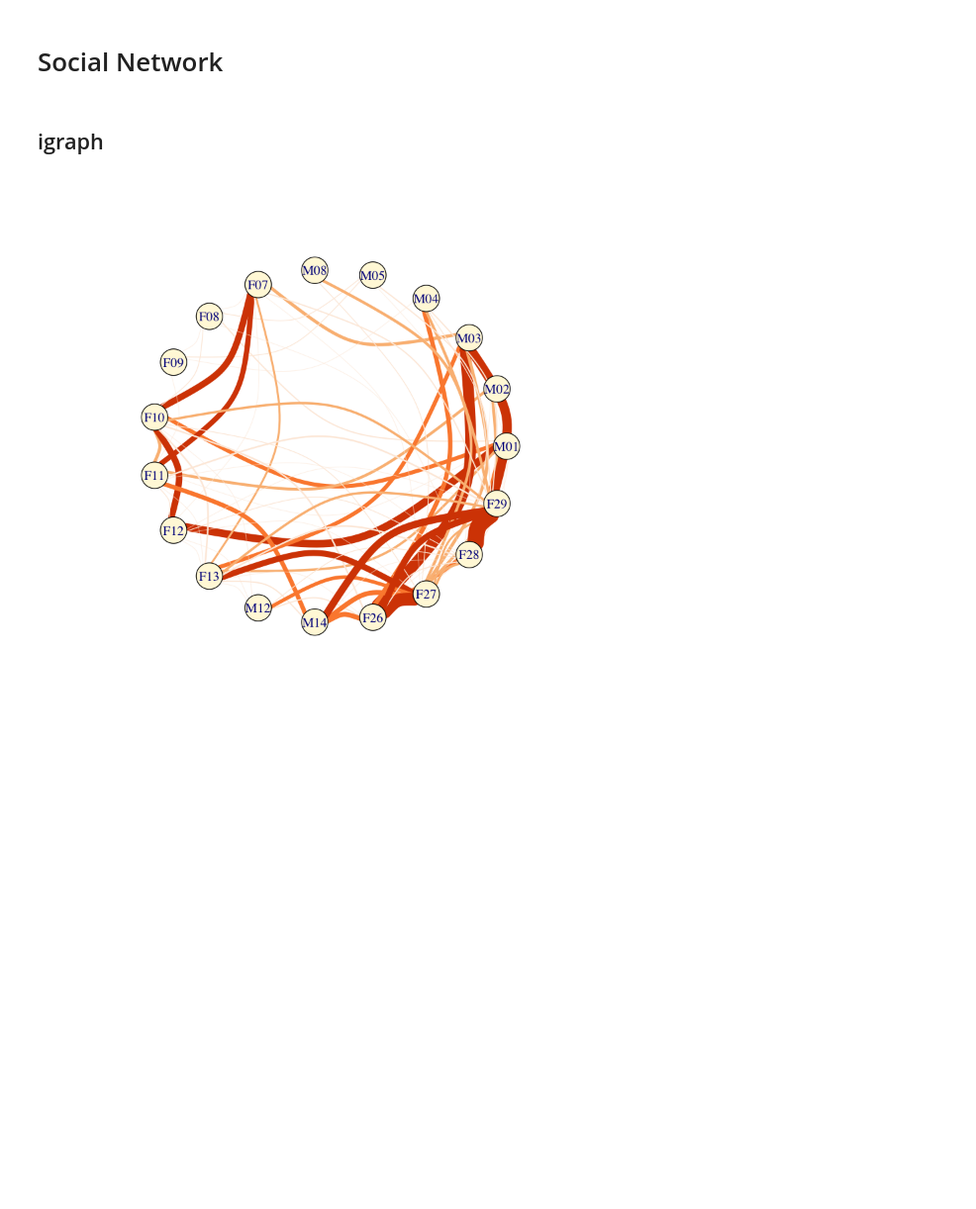
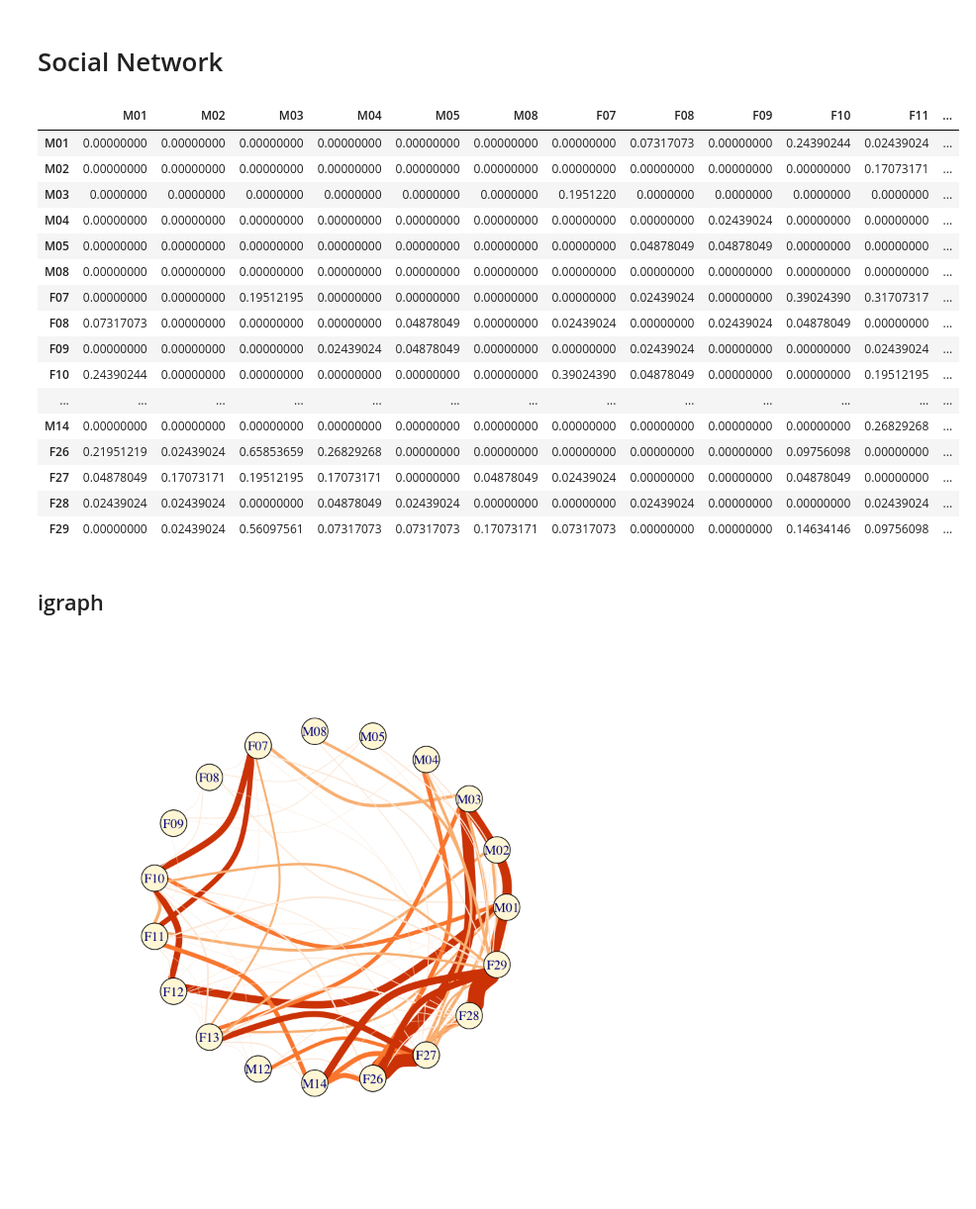
Before and after one commit to ryanraaum/bioanth-plots, a Jupyter notebook: Social Network in R.ipynb, the cells around one changed output. Shown at 99% size. Cells and saved outputs as stored; diff of their text form; code cells hidden in the pictures; blank space fills up the shorter version.

```diff
--- a/Social Network in R.ipynb
+++ b/Social Network in R.ipynb
@@ -1,7 +1,27 @@
 # %% [markdown]
 # Social Network
 # %%
+options(stringsAsFactors=F)
 dmatrix = as.matrix(read.csv(url("https://raw.githubusercontent.com/ryanraaum/bioanth-datasets/master/raw/networkgroom.csv"), row.names=1))
+dmatrix
+# %% [output]
+|  | M01 | M02 | M03 | M04 | M05 | M08 | F07 | F08 | F09 | F10 | F11 | ... |
+| M01 | 0.00000000 | 0.00000000 | 0.00000000 | 0.00000000 | 0.00000000 | 0.00000000 | 0.00000000 | 0.07317073 | 0.00000000 | 0.24390244 | 0.02439024 | ... |
+| M02 | 0.00000000 | 0.00000000 | 0.00000000 | 0.00000000 | 0.00000000 | 0.00000000 | 0.00000000 | 0.00000000 | 0.00000000 | 0.00000000 | 0.17073171 | ... |
+| M03 | 0.0000000 | 0.0000000 | 0.0000000 | 0.0000000 | 0.0000000 | 0.0000000 | 0.1951220 | 0.0000000 | 0.0000000 | 0.0000000 | 0.0000000 | ... |
+| M04 | 0.00000000 | 0.00000000 | 0.00000000 | 0.00000000 | 0.00000000 | 0.00000000 | 0.00000000 | 0.00000000 | 0.02439024 | 0.00000000 | 0.00000000 | ... |
+| M05 | 0.00000000 | 0.00000000 | 0.00000000 | 0.00000000 | 0.00000000 | 0.00000000 | 0.00000000 | 0.04878049 | 0.04878049 | 0.00000000 | 0.00000000 | ... |
+| M08 | 0.00000000 | 0.00000000 | 0.00000000 | 0.00000000 | 0.00000000 | 0.00000000 | 0.00000000 | 0.00000000 | 0.00000000 | 0.00000000 | 0.00000000 | ... |
+| F07 | 0.00000000 | 0.00000000 | 0.19512195 | 0.00000000 | 0.00000000 | 0.00000000 | 0.00000000 | 0.02439024 | 0.00000000 | 0.39024390 | 0.31707317 | ... |
+| F08 | 0.07317073 | 0.00000000 | 0.00000000 | 0.00000000 | 0.04878049 | 0.00000000 | 0.02439024 | 0.00000000 | 0.02439024 | 0.04878049 | 0.00000000 | ... |
+| F09 | 0.00000000 | 0.00000000 | 0.00000000 | 0.02439024 | 0.04878049 | 0.00000000 | 0.00000000 | 0.02439024 | 0.00000000 | 0.00000000 | 0.02439024 | ... |
+| F10 | 0.24390244 | 0.00000000 | 0.00000000 | 0.00000000 | 0.00000000 | 0.00000000 | 0.39024390 | 0.04878049 | 0.00000000 | 0.00000000 | 0.19512195 | ... |
+| ... | ... | ... | ... | ... | ... | ... | ... | ... | ... | ... | ... | ... |
+| M14 | 0.00000000 | 0.00000000 | 0.00000000 | 0.00000000 | 0.00000000 | 0.00000000 | 0.00000000 | 0.00000000 | 0.00000000 | 0.00000000 | 0.26829268 | ... |
+| F26 | 0.21951219 | 0.02439024 | 0.65853659 | 0.26829268 | 0.00000000 | 0.00000000 | 0.00000000 | 0.00000000 | 0.00000000 | 0.09756098 | 0.00000000 | ... |
+| F27 | 0.04878049 | 0.17073171 | 0.19512195 | 0.17073171 | 0.00000000 | 0.04878049 | 0.02439024 | 0.00000000 | 0.00000000 | 0.04878049 | 0.00000000 | ... |
+| F28 | 0.02439024 | 0.02439024 | 0.00000000 | 0.04878049 | 0.02439024 | 0.00000000 | 0.00000000 | 0.02439024 | 0.00000000 | 0.00000000 | 0.02439024 | ... |
+| F29 | 0.00000000 | 0.02439024 | 0.56097561 | 0.07317073 | 0.07317073 | 0.17073171 | 0.07317073 | 0.00000000 | 0.00000000 | 0.14634146 | 0.09756098 | ... |
 # %% [markdown]
 ## igraph
 # %%
```
Also changed, not shown: parts of 4 cells of this notebook.
